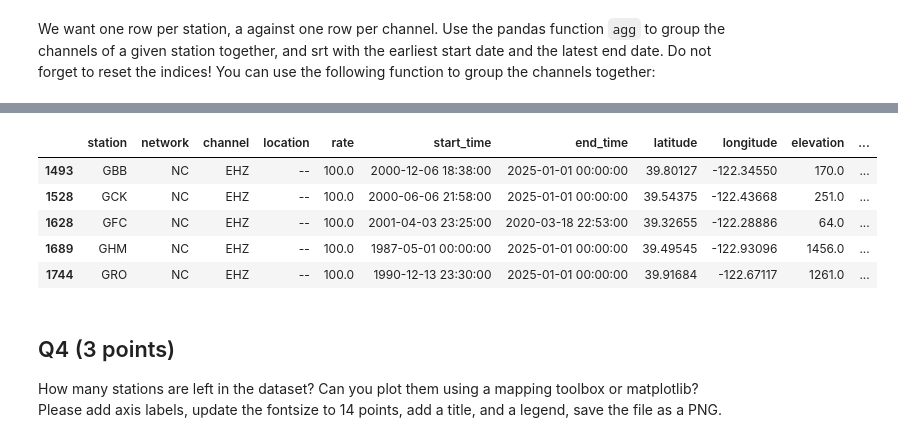
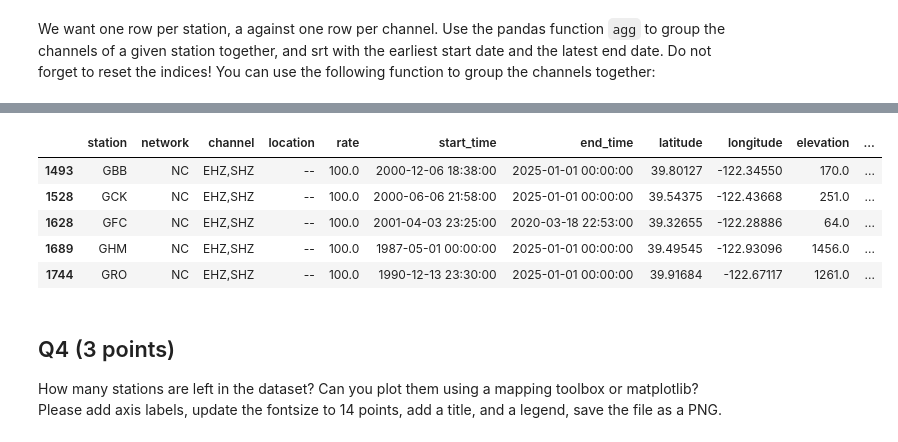
Before and after one commit to UW-ESS-DS/Buyco-Repo, a Jupyter notebook: Homeworks/homework3.ipynb, the cells around one changed output, grey strips where cells are left out. Cells and saved outputs as stored; diff of their text form; code cells hidden in the pictures.

```diff
--- a/Homeworks/homework3.ipynb
+++ b/Homeworks/homework3.ipynb
@@ -75,8 +60,8 @@ print(type(s1))
 # %% [markdown]
 Filter the dataset to keep only stations that started recording before 2007/07/01 and ended recording after 2009/07/01.
 # %%
-data = data.loc[(data.start_time < s1) & (data.end_time >s2)]
-data.head()
+data_distance = data.loc[(data.start_time < s1) & (data.end_time >s2)]
+data_distance.head()
 # %% [output]
 |  | station | network | channel | location | rate | start_time | end_time | latitude | longitude | elevation | ... |
 | 4 | AAS | NC | EHZ | -- | 100.0 | 1987-05-01 00:00:00 | 2025-01-01 00:00:00 | 38.43014 | -121.10959 | 31.0 | ... |
@@ -101,4 +86,4 @@ x = dx * (data['longitude'] - lon0)
 y = dy * (data['latitude'] - lat0)
 
 # calculate and fill in the dataframe with the new values
-data['distance'] = np.sqrt(np.power(x, 2.0) + np.power(y, 2.0))
+data_distance['distance'] = np.sqrt(np.power(x, 2.0) + np.power(y, 2.0))
@@ -123,0 +93,4 @@ data.head()
+# %%
+data_close = data_distance.loc[data_distance.distance < 100]
+data_close.head()
+type(data_close)
@@ -140,3 +115,5 @@ def f(x):
     result = list(set(result.split(',')))
     result = '%s' % ','.join(result)
     return result
+data_close['channel'] = f(data_close.channel)
+data_close.head()
@@ -143,14 +132,14 @@ def f(x):
 # %%
-data.groupby(['station']).agg({'start_time':lambda x: min(x), 'end_time':lambda x: max(x)})
-data.reset_index()
-data.head()
+data_close.groupby(['station']).agg({'start_time':lambda x: min(x), 'end_time':lambda x: max(x)})
+data_close.reset_index()
+data_close.head()
 # %% [output]
 |  | station | network | channel | location | rate | start_time | end_time | latitude | longitude | elevation | ... |
-| 1493 | GBB | NC | EHZ | -- | 100.0 | 2000-12-06 18:38:00 | 2025-01-01 00:00:00 | 39.80127 | -122.34550 | 170.0 | ... |
-| 1528 | GCK | NC | EHZ | -- | 100.0 | 2000-06-06 21:58:00 | 2025-01-01 00:00:00 | 39.54375 | -122.43668 | 251.0 | ... |
-| 1628 | GFC | NC | EHZ | -- | 100.0 | 2001-04-03 23:25:00 | 2020-03-18 22:53:00 | 39.32655 | -122.28886 | 64.0 | ... |
-| 1689 | GHM | NC | EHZ | -- | 100.0 | 1987-05-01 00:00:00 | 2025-01-01 00:00:00 | 39.49545 | -122.93096 | 1456.0 | ... |
-| 1744 | GRO | NC | EHZ | -- | 100.0 | 1990-12-13 23:30:00 | 2025-01-01 00:00:00 | 39.91684 | -122.67117 | 1261.0 | ... |
+| 1493 | GBB | NC | EHZ,SHZ | -- | 100.0 | 2000-12-06 18:38:00 | 2025-01-01 00:00:00 | 39.80127 | -122.34550 | 170.0 | ... |
+| 1528 | GCK | NC | EHZ,SHZ | -- | 100.0 | 2000-06-06 21:58:00 | 2025-01-01 00:00:00 | 39.54375 | -122.43668 | 251.0 | ... |
+| 1628 | GFC | NC | EHZ,SHZ | -- | 100.0 | 2001-04-03 23:25:00 | 2020-03-18 22:53:00 | 39.32655 | -122.28886 | 64.0 | ... |
+| 1689 | GHM | NC | EHZ,SHZ | -- | 100.0 | 1987-05-01 00:00:00 | 2025-01-01 00:00:00 | 39.49545 | -122.93096 | 1456.0 | ... |
+| 1744 | GRO | NC | EHZ,SHZ | -- | 100.0 | 1990-12-13 23:30:00 | 2025-01-01 00:00:00 | 39.91684 | -122.67117 | 1261.0 | ... |
 # %% [markdown]
 ## Q4  (3 points)
 
```
Also changed, not shown: parts of 7 cells of this notebook.
